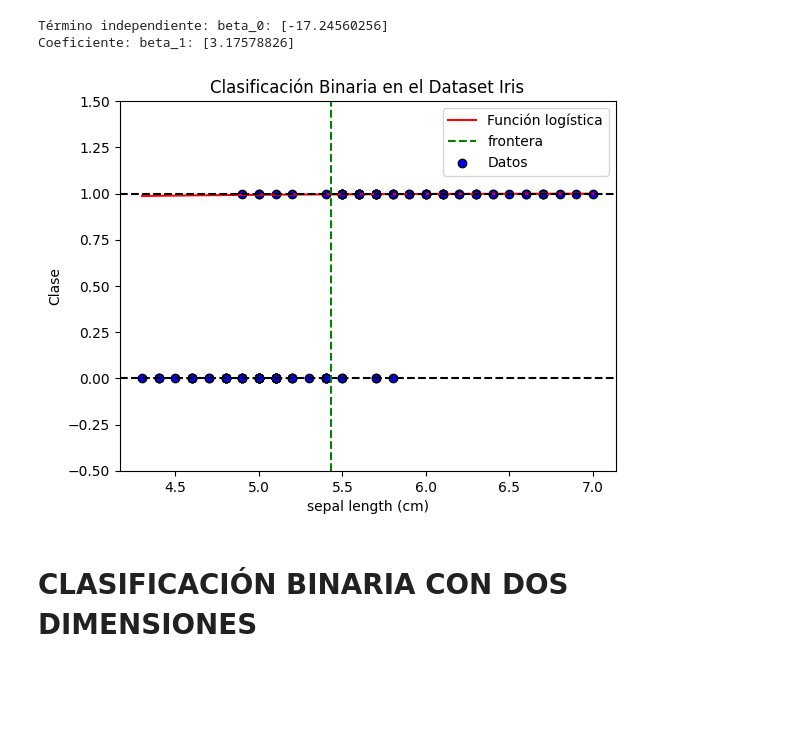
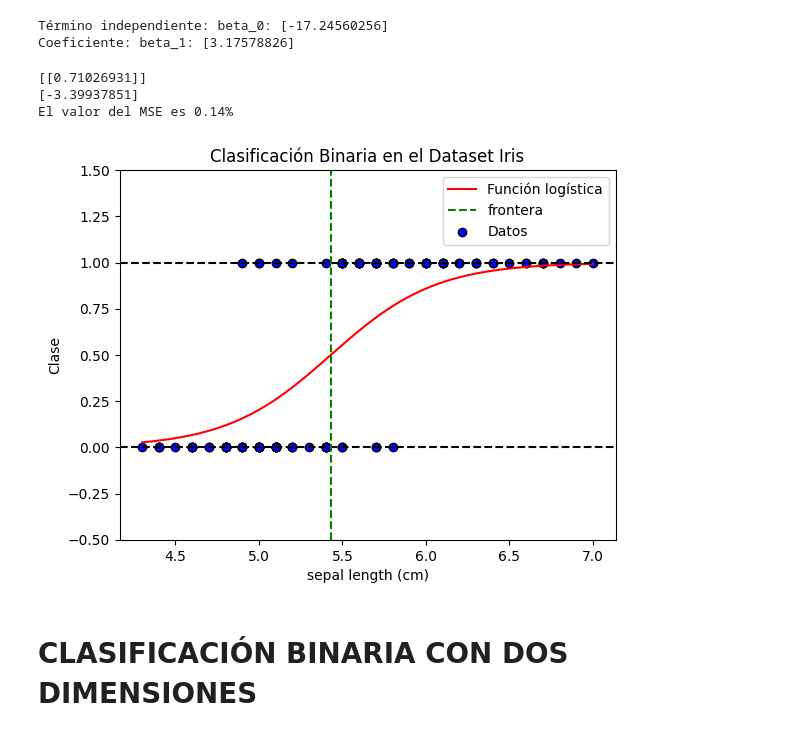
Before and after one commit to mfdezvicente/ucm, a Jupyter notebook: ML/260220_Clasificación.ipynb, the cells around one changed output. Saved outputs shown, nothing was run; the diff lists cells and outputs as text; code cells hidden in the pictures; blank space fills up the shorter version.

```diff
--- a/ML/260220_Clasificación.ipynb
+++ b/ML/260220_Clasificación.ipynb
@@ -165,42 +168,62 @@ print('Coeficiente: beta_1:', coef)
 # %% [output]
 Término independiente: beta_0: [-17.24560256]
 Coeficiente: beta_1: [3.17578826]
+# %%
+# En el caso de que queramos hacer una Linear Regresion
+X_LR = pd.DataFrame(X)
+Y_LR = pd.DataFrame(y)
+
+X_train, X_test, y_train, y_test = train_test_split(X_LR, Y_LR, train_size= 0.2, random_state=0)
+
+model = LinearRegression()
+model.fit(X_train, y_train)
+
+print(model.coef_)
+print(model.intercept_)
+
+
+y_pred = model.predict(X_test)
+mse = mean_squared_error(y_test, y_pred)
+print(f"El valor del MSE es {mse:.2f}%")
+# %% [output]
+[[0.71026931]]
+[-3.39937851]
+El valor del MSE es 0.14%
 # %%
 #REPRESENTAMOS LA FUNCIÓN LOGÍSTICA Y LA EC. DE FRONTERA
 
 # Función logística (Para la exponencial usar np.exp)
 def logistic_function(x):
     return 1 / (1 + np.exp(-x))
 
 #Establecemos el dominio de x entre el máximo y el mínimo, utilizando mil puntos
 x_values_logistic = np.linspace(np.min(X), np.max(X), 1000)
-y_values_logistic = logistic_function(x_values_logistic)
-
+y_values_logistic = logistic_function(intercept + coef * x_values_logistic)
 plt.plot(x_values_logistic, y_values_logistic, color='red', label='Función logística')
 plt.xlabel('x')
 plt.ylabel('y')
 plt.ylim(-0.5, 1.5)
 
 # Representamos los ejes y = 0 y y = 1
 plt.axhline(y=0, color='black', linestyle='--')
 plt.axhline(y=1, color='black', linestyle='--')
 
 # Calculamos y marcar el punto donde la función logística vale 0.5 (Ecuación de frontera)
 x_05 = -intercept / coef
 
 #Representamos una línea vertical en la frontera
 plt.axvline(x=x_05, color='green', linestyle='--', label='frontera')
 
 #Volvemos a representar los datos:
 plt.scatter(X, y, color='blue', edgecolor='k', label='Datos')
 plt.xlabel(iris.feature_names[0])
 plt.ylabel('Clase')
 plt.title('Clasificación Binaria en el Dataset Iris')
 plt.legend()
 
 plt.show()
 # %% [output]
-[figure, old version]
+[figure, new version]
 # %% [markdown]
 # CLASIFICACIÓN BINARIA CON DOS DIMENSIONES
 # %%
```
Also changed, not shown: parts of 2 cells of this notebook, 4 other files.
